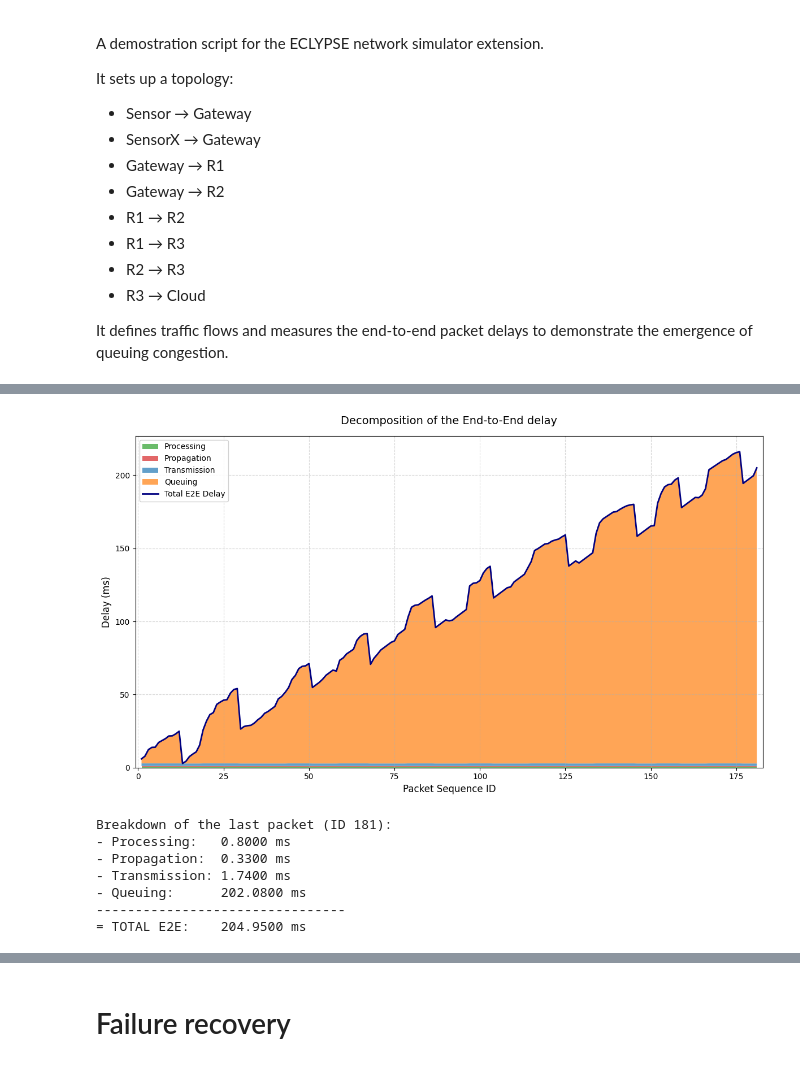
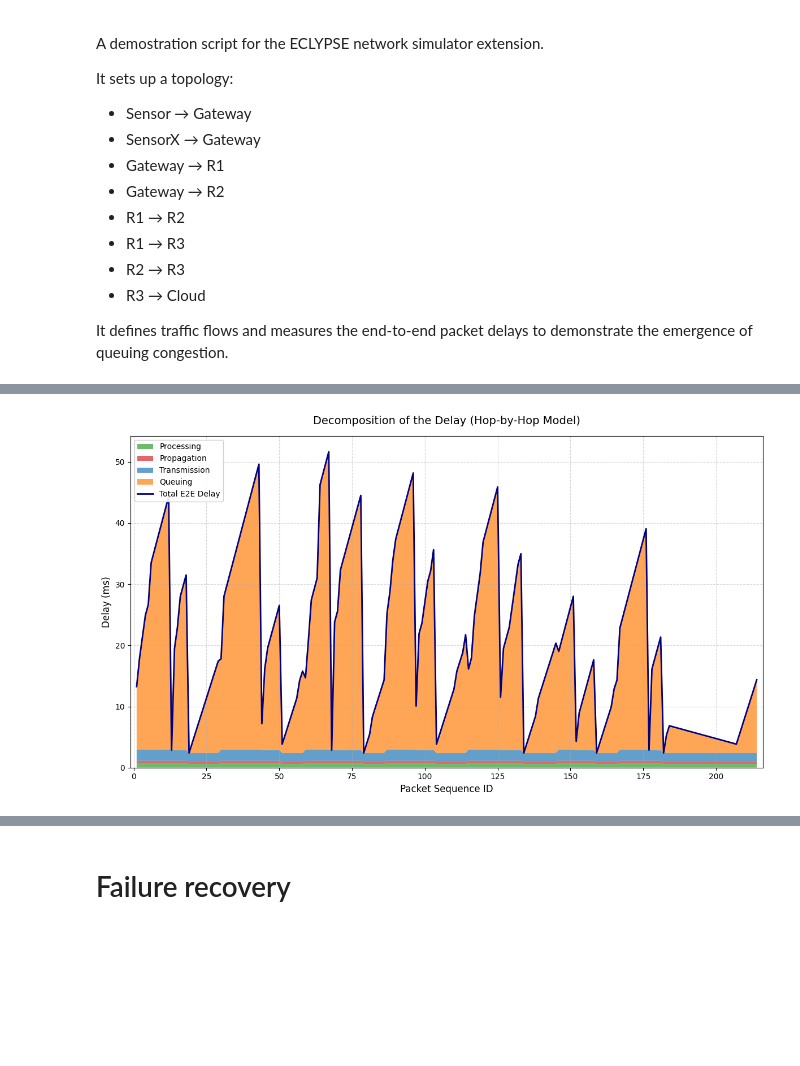
Before and after one commit to DadeOrsu/eclypse-plus-net, a Jupyter notebook: eclypse/network/demo.ipynb, the cells around one changed output, grey strips where cells are left out. Cells and saved outputs as stored; diff of their text form; code cells hidden in the pictures; blank space fills up the shorter version.

Commit message:
[REFACTOR] The scripts have been updated to reflect the changes in the metric calculation approach.

```diff
--- a/eclypse/network/demo.ipynb
+++ b/eclypse/network/demo.ipynb
@@ -167,89 +180,80 @@ import pandas as pd
 import matplotlib.pyplot as plt
 import json
 
-# Openining of the JSONL file and extracting the relevant metrics
-json_path = "./results/json/application.jsonl"
+# Open the JSONL file and read the metrics
+json_path = "./results/json/application.jsonl" # Sostituisci con la cartella corretta
 records = []
 
 with open(json_path, 'r') as file:
     for line in file:
         if line.strip():
-            # Extract only valid [app_id, metric, value] triples
             metrics = [m for m in json.loads(line).get("data", []) if len(m) == 3]
             for app_id, metric_name, val in metrics:
                 records.append({'metric': str(metric_name), 'val': val})
 
 df_raw = pd.DataFrame(records)
-# Extract the Hop metrics and extract ID, Hop Num and Field Name
-df_hops = df_raw[df_raw['metric'].str.contains("_Hop_")].copy()
-extracted = df_hops['metric'].str.extract(r'pkt_(\d+)_Hop_(\d+)_(.*)')
-df_hops['Packet_ID'] = extracted[0].astype(int)
-df_hops['Hop_ID'] = extracted[1].astype(int)
-df_hops['Field'] = extracted[2]
 
-# Create a clean table where each row is a HOP, and the columns are the delays
-df_pivot = df_hops.pivot_table(
-    index=['Packet_ID', 'Hop_ID'], columns='Field', values='val', aggfunc='first'
+# Extraction of Packet ID and Field from the metric name
+extracted = df_raw['metric'].str.extract(r'pkt_(\d+)_(.*)')
+df_raw['Packet_ID'] = extracted[0].astype(float)
+df_raw['Field'] = extracted[1]
+
+# Clean the Data
+df_raw = df_raw.dropna(subset=['Packet_ID'])
+df_raw['Packet_ID'] = df_raw['Packet_ID'].astype(int)
+
+# Create the pivot table to have one row per packet and columns for each field
+df_pivot = df_raw.pivot_table(
+    index='Packet_ID', columns='Field', values='val', aggfunc='first'
 ).reset_index()
 
-# Convert the fields to numeric values
-numeric_cols = ['arrival_at_next', 'processing_ms', 'queue_ms', 'transmission_ms', 'propagation_ms']
+# Convert the columns to numeric types for plotting
+numeric_cols = ['Total_Delay_ms', 'processing_ms', 'queue_ms', 'transmission_ms', 'propagation_ms']
 for col in numeric_cols:
     if col in df_pivot.columns:
         df_pivot[col] = pd.to_numeric(df_pivot[col])
 
-df_pivot['queue_length'] = pd.to_numeric(df_pivot.get('queue_length', 0)).fillna(0).astype(int)
-
-print("--- HOP CHRONOLOGICAL LOG ---")
-# Sort the table by arrival time and print it
-df_log = df_pivot.sort_values('arrival_at_next')
-for _, row in df_log.iterrows():
-    print(f"[{row['arrival_at_next']:10.6f}s] | Packet: {row['Packet_ID']:<4} | Link: {row['hop']:^17} | Queue: {row['queue_length']:>2} pkts")
+# Chronologically sort the packets and drop those without Total_Delay_ms for plotting
+df_plot = df_pivot.sort_values('Packet_ID').dropna(subset=['Total_Delay_ms'])
 
 
-# Sum automatically the delays grouping by Packet_ID
-df_agg = df_pivot.groupby('Packet_ID')[
-    ['processing_ms', 'queue_ms', 'transmission_ms', 'propagation_ms']
-].sum().reset_index()
-
-# Retrieve the Total_Delay for each packet
-df_total = df_raw[df_raw['metric'].str.contains("Total_Delay_ms")].copy()
-df_total['Packet_ID'] = df_total['metric'].str.extract(r'pkt_(\d+)').astype(int)
-df_total = df_total[['Packet_ID', 'val']].rename(columns={'val': 'Total_Delay_ms'})
-
-# Merge the aggregated delays with the total delay for plotting
-df_plot = pd.merge(df_agg, df_total, on='Packet_ID').sort_values('Packet_ID')
-
-# Graph creation
 plt.figure(figsize=(12, 7))
 plt.stackplot(
     df_plot['Packet_ID'],
     df_plot['processing_ms'],
     df_plot['propagation_ms'],
     df_plot['transmission_ms'],
     df_plot['queue_ms'],
     labels=['Processing', 'Propagation', 'Transmission', 'Queuing'],
     colors=['#2ca02c', '#d62728', '#1f77b4', '#ff7f0e'], alpha=0.7
 )
 
+df_plot['Total_Delay_ms'] = (
+    df_plot['processing_ms'] +
+    df_plot['propagation_ms'] +
+    df_plot['transmission_ms'] +
+    df_plot['queue_ms']
+)
+
 plt.plot(df_plot['Packet_ID'], df_plot['Total_Delay_ms'], color='navy', linewidth=2, label='Total E2E Delay')
-plt.title("Decomposition of the End-to-End delay", fontsize=14, pad=15)
+plt.title("Decomposition of the Delay (Hop-by-Hop Model)", fontsize=14, pad=15)
 plt.xlabel("Packet Sequence ID", fontsize=12)
 plt.ylabel("Delay (ms)", fontsize=12)
 plt.legend(loc='upper left', framealpha=0.9)
 plt.grid(True, linestyle='--', alpha=0.5)
 plt.margins(x=0.01)
 plt.tight_layout()
 plt.show()
 
-# View the breakdown of the last packet
+# Visualize the breakdown of the last packet's delay components
 last_pkt = df_plot.iloc[-1]
 
-print(f"\nBreakdown of the last packet (ID {int(last_pkt['Packet_ID'])}):")
+print(f"\nDecomposition of the last packet (ID {int(last_pkt['Packet_ID'])}):")
 print(f"- Processing:   {last_pkt['processing_ms']:.4f} ms")
 print(f"- Propagation:  {last_pkt['propagation_ms']:.4f} ms")
 print(f"- Transmission: {last_pkt['transmission_ms']:.4f} ms")
 print(f"- Queuing:      {last_pkt['queue_ms']:.4f} ms")
 print(f"--------------------------------")
 print(f"= TOTAL E2E:    {last_pkt['Total_Delay_ms']:.4f} ms")
 # %% [output]
+[figure, new version]
@@ -273,8 +266,0 @@ print(f"= TOTAL E2E:    {last_pkt['Total_Delay_ms']:.4f} ms")
-[figure, old version]
-Breakdown of the last packet (ID 181):
-- Processing:   0.8000 ms
-- Propagation:  0.3300 ms
-- Transmission: 1.7400 ms
-- Queuing:      202.0800 ms
---------------------------------
-= TOTAL E2E:    204.9500 ms
```
Also changed, not shown: parts of 8 cells of this notebook.
